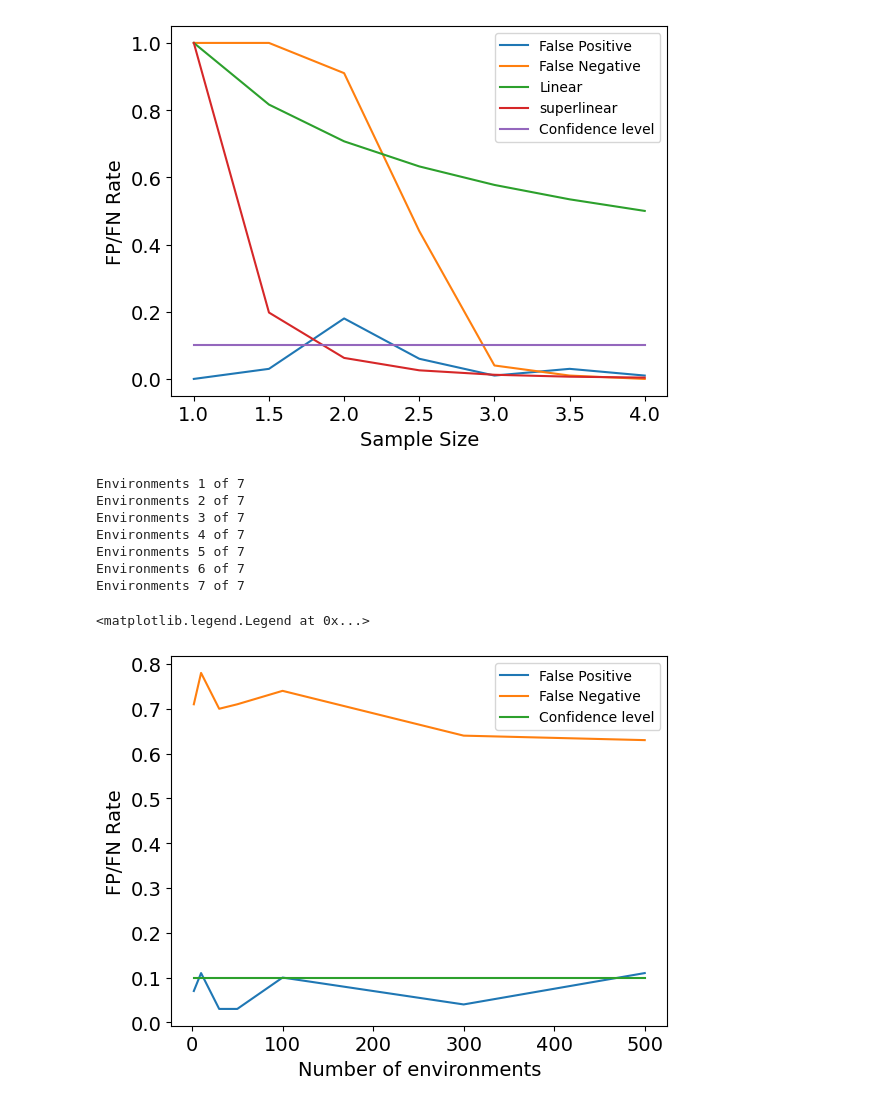
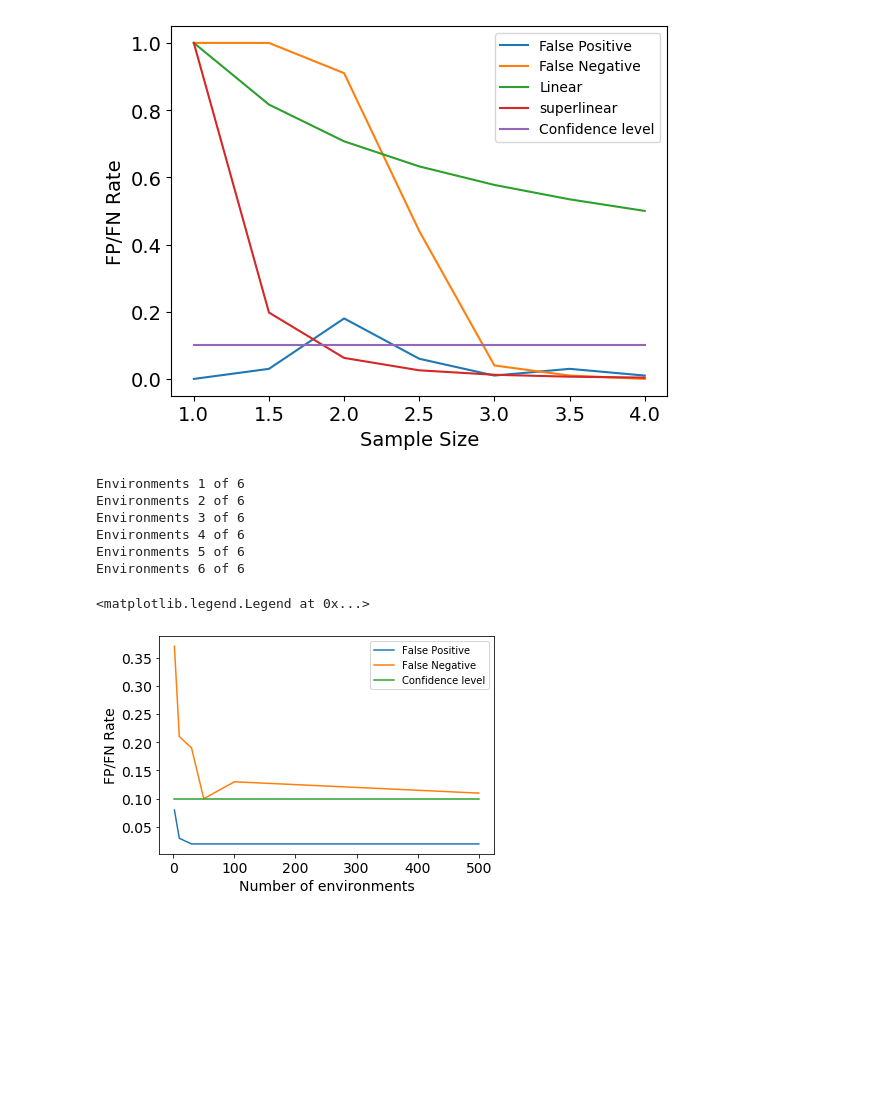
Before and after one commit to AlexanderMey/causal-local-linear, a Jupyter notebook: MainAlgo/IndependentGaussTest.ipynb, the cells around one changed output. Drawn from its saved outputs; the diff is of its cells as text; code cells hidden in the pictures; blank space fills up the shorter version.

```diff
--- a/MainAlgo/IndependentGaussTest.ipynb
+++ b/MainAlgo/IndependentGaussTest.ipynb
@@ -24,8 +24,8 @@ s=len(supp)  #Number of support entries
 signal=[0.01,0.05,0.1,0.2,0.4,0.6,1]
 fn=np.zeros((len(signal)))
 fp=np.zeros((len(signal)))
-runs=20
-n=10 # Sample size
+runs=100
+n=15 # Sample size
 l=1 # Number of intervals we combine for the statistics
 B=100 # Bootstrap runs
 I=50      #Number of Intervals
@@ -513,7 +660,7 @@ np.random.seed(0)
 d=2  #Dimensionality
 supp=(0,) #support indices
 s=len(supp)  #Number of support entries
-environments=[2,10,30,50,100,300,500]
+environments=[2,10,30,50,100,500]
 fn=np.zeros((len(environments)))
 fp=np.zeros((len(environments)))
 runs=100
@@ -539,7 +686,7 @@ for r in range(runs):
                 x[:,p]=np.random.normal(scale=1,size=(n))
         else:
             for p in range(d):
-                x[:,p]=np.random.normal(scale=2,size=(n))
+                x[:,p]=np.random.normal(scale=3,size=(n))
 
         betas[i,:s]=np.random.uniform(low=1,high=1,size=(s))
         X[r].append(x)
@@ -548,39 +695,38 @@ for r in range(runs):
 
 for o,es in enumerate(environments):
     print('Environments',o+1,'of',len(environments))
     for r in range(runs):
         for i in range(es):
             e=np.random.multivariate_normal(0*np.ones(n),(0.001)*np.eye(n))
 #             e=0
             Y[r][i]=X[r][i]@(betas[i,:])+e
 
 
-        plausibleS=loli.gauss(X[r][:es],Y[r][:es],B,l)
+        plausibleS=loli.gauss(X[r][:es],Y[r][:es],B,l,alpha=0.2)
         if not not plausibleS:
             supphat=set.intersection(*plausibleS)
             if len(supphat.difference(set(supp)))>0:
                 fp[o]+=1
             if len(set(supp).difference(supphat))>0:
                 fn[o]+=1
 fp=fp/runs
 fn=fn/runs
 fig, ax = plt.subplots()
 for label in (ax.get_xticklabels() + ax.get_yticklabels()):
 	label.set_fontsize(14)
 plt.plot(environments,fp,label='False Positive')
 plt.plot(environments,fn,label='False Negative')
 plt.plot(environments,0.1*np.ones((len(environments))),label='Confidence level')
 plt.xlabel('Number of environments',fontsize=14)
 plt.ylabel('FP/FN Rate',fontsize=14)
 plt.legend()
 # plt.savefig('Environmentchangen=7.eps', format='eps')
 # %% [output]
-Environments 1 of 7
-Environments 2 of 7
-Environments 3 of 7
-Environments 4 of 7
-Environments 5 of 7
-Environments 6 of 7
-Environments 7 of 7
+Environments 1 of 6
+Environments 2 of 6
+Environments 3 of 6
+Environments 4 of 6
+Environments 5 of 6
+Environments 6 of 6
 <matplotlib.legend.Legend at 0x...>
-[figure, old version]
+[figure, new version]
```
Also changed, not shown: parts of 10 cells of this notebook, 5 other files.
